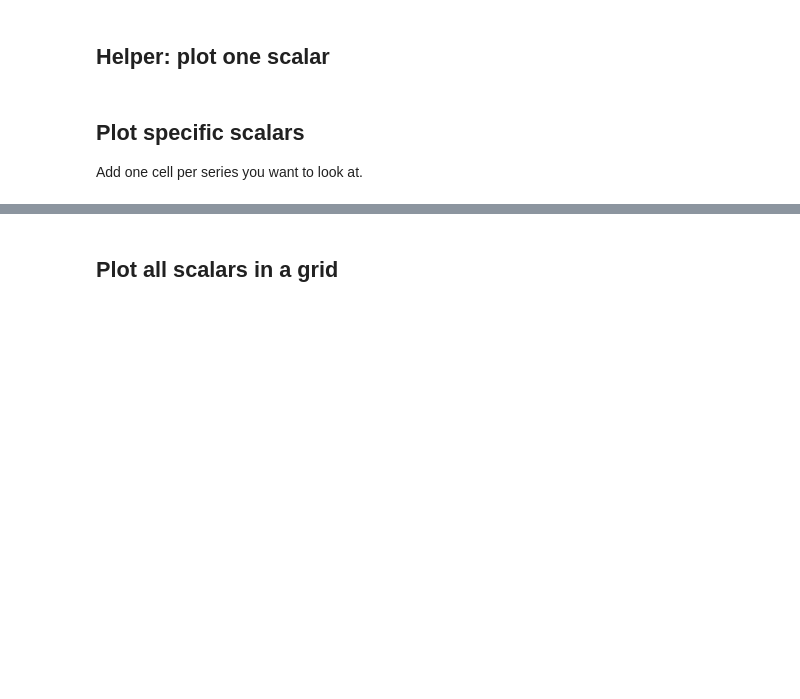
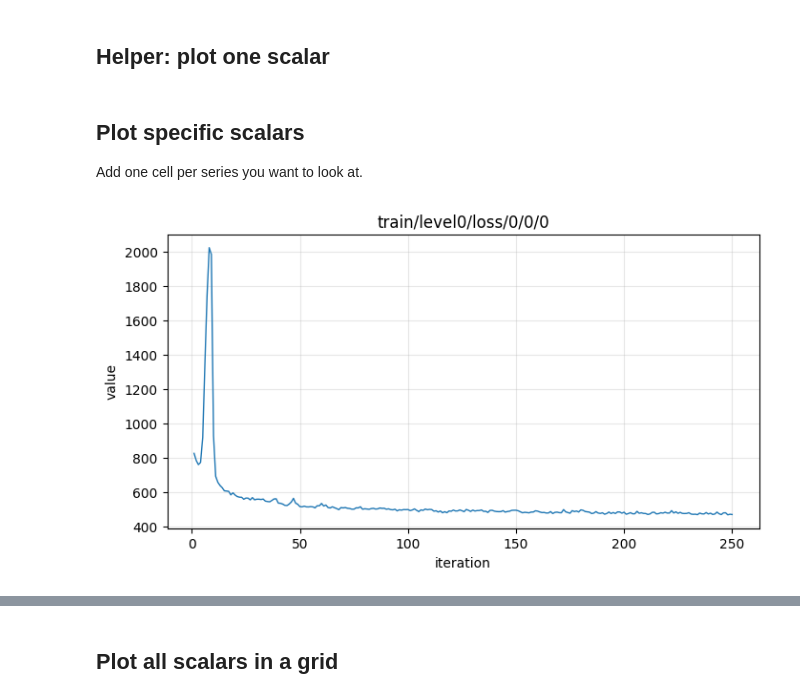
Before and after one commit to thewillyP/meta_learning, a Jupyter notebook: sweeps/visualize.ipynb, the cells around one changed output, grey strips where cells are left out. Drawn from its saved outputs; the diff is of its cells as text; code cells hidden in the pictures; blank space fills up the shorter version.

Commit message:
visualization works

```diff
--- a/sweeps/visualize.ipynb
+++ b/sweeps/visualize.ipynb
@@ -18,7 +21,13 @@ print(f"img dir: {img_dir}  (exists: {img_dir.exists()})")
 # %% [markdown]
 ## List all logged scalar series
 # %%
+titles = []
 with h5py.File(h5_path, "r") as f:
-    titles = sorted(k for k in f.keys() if not k.endswith("_iterations"))
+    def visit(name, obj):
+        if isinstance(obj, h5py.Dataset) and not name.endswith("_iterations"):
+            titles.append(name)
+    f.visititems(visit)
+titles.sort()
 for t in titles:
     print(t)
+print(f"\n{len(titles)} scalar series")
@@ -42,5 +86,7 @@ def plot_scalar(title: str):
 ## Plot specific scalars
 Add one cell per series you want to look at.
 # %%
-plot_scalar("train/level0/loss")
+plot_scalar("train/level0/loss/0/0/0")
+# %% [output]
+[figure, added]
 # %%
```
Also changed, not shown: parts of 10 cells of this notebook.
